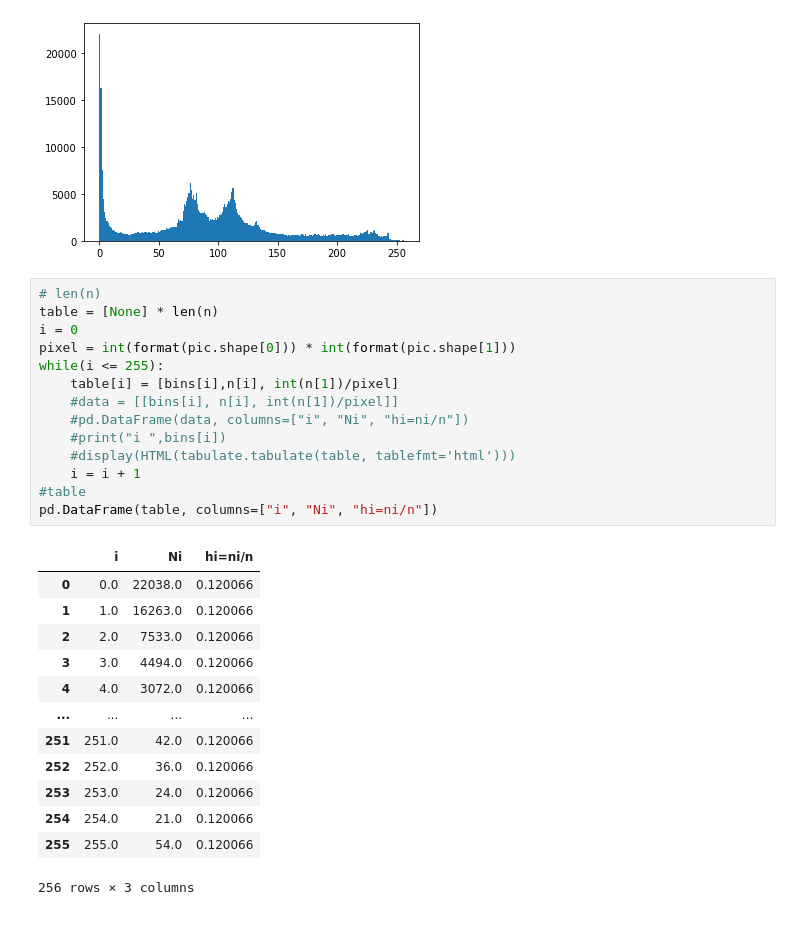
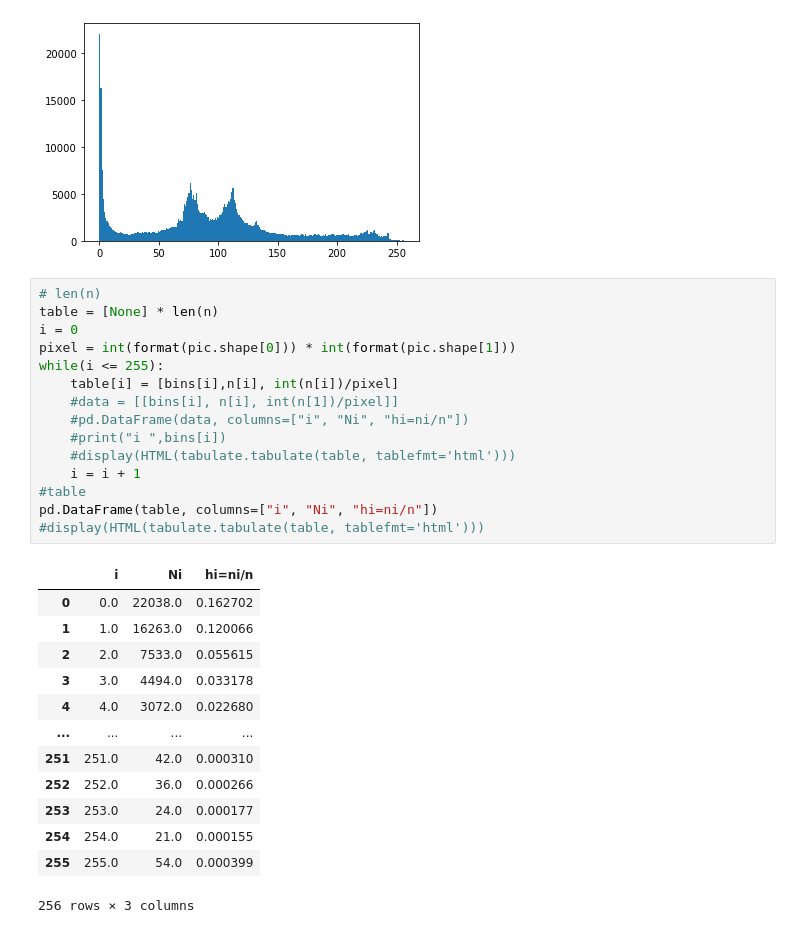
Before and after one commit to afrizal423/Pengolahan-Citra-Digital, a Jupyter notebook: pcd2/TugasTabulasiHistogramCitra.ipynb, the cells around one changed output. Drawn from its saved outputs; the diff is of its cells as text.

```diff
--- a/pcd2/TugasTabulasiHistogramCitra.ipynb
+++ b/pcd2/TugasTabulasiHistogramCitra.ipynb
@@ -33,28 +38,29 @@ Total Pixel  135450
 # %%
 # len(n)
 table = [None] * len(n)
 i = 0
 pixel = int(format(pic.shape[0])) * int(format(pic.shape[1]))
 while(i <= 255):
-    table[i] = [bins[i],n[i], int(n[1])/pixel]
+    table[i] = [bins[i],n[i], int(n[i])/pixel]
     #data = [[bins[i], n[i], int(n[1])/pixel]]
     #pd.DataFrame(data, columns=["i", "Ni", "hi=ni/n"])
     #print("i ",bins[i])
     #display(HTML(tabulate.tabulate(table, tablefmt='html')))
     i = i + 1
 #table
 pd.DataFrame(table, columns=["i", "Ni", "hi=ni/n"])
+#display(HTML(tabulate.tabulate(table, tablefmt='html')))
 # %% [output]
 |  | i | Ni | hi=ni/n |
-| 0 | 0.0 | 22038.0 | 0.120066 |
+| 0 | 0.0 | 22038.0 | 0.162702 |
 | 1 | 1.0 | 16263.0 | 0.120066 |
-| 2 | 2.0 | 7533.0 | 0.120066 |
-| 3 | 3.0 | 4494.0 | 0.120066 |
-| 4 | 4.0 | 3072.0 | 0.120066 |
+| 2 | 2.0 | 7533.0 | 0.055615 |
+| 3 | 3.0 | 4494.0 | 0.033178 |
+| 4 | 4.0 | 3072.0 | 0.022680 |
 | ... | ... | ... | ... |
-| 251 | 251.0 | 42.0 | 0.120066 |
-| 252 | 252.0 | 36.0 | 0.120066 |
-| 253 | 253.0 | 24.0 | 0.120066 |
-| 254 | 254.0 | 21.0 | 0.120066 |
-| 255 | 255.0 | 54.0 | 0.120066 |
+| 251 | 251.0 | 42.0 | 0.000310 |
+| 252 | 252.0 | 36.0 | 0.000266 |
+| 253 | 253.0 | 24.0 | 0.000177 |
+| 254 | 254.0 | 21.0 | 0.000155 |
+| 255 | 255.0 | 54.0 | 0.000399 |
 256 rows × 3 columns
```
Also changed, not shown: parts of 5 cells of this notebook, 1 other file.
